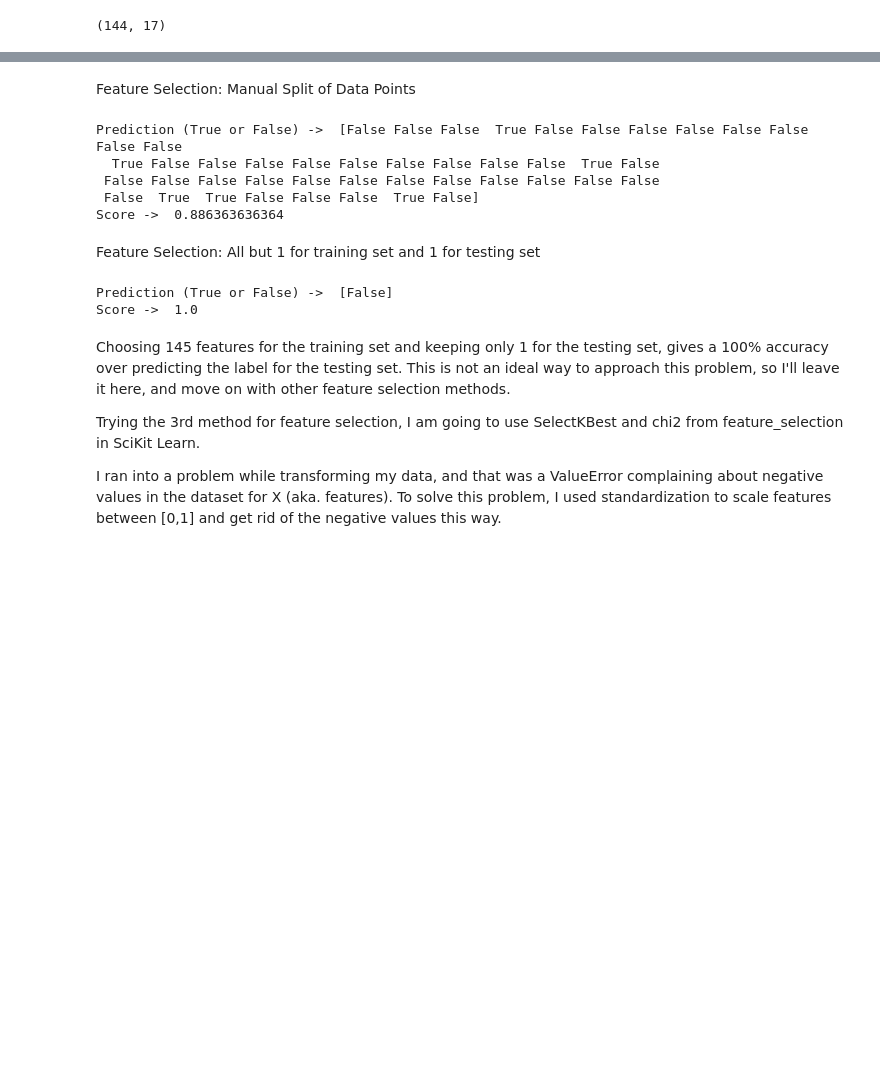
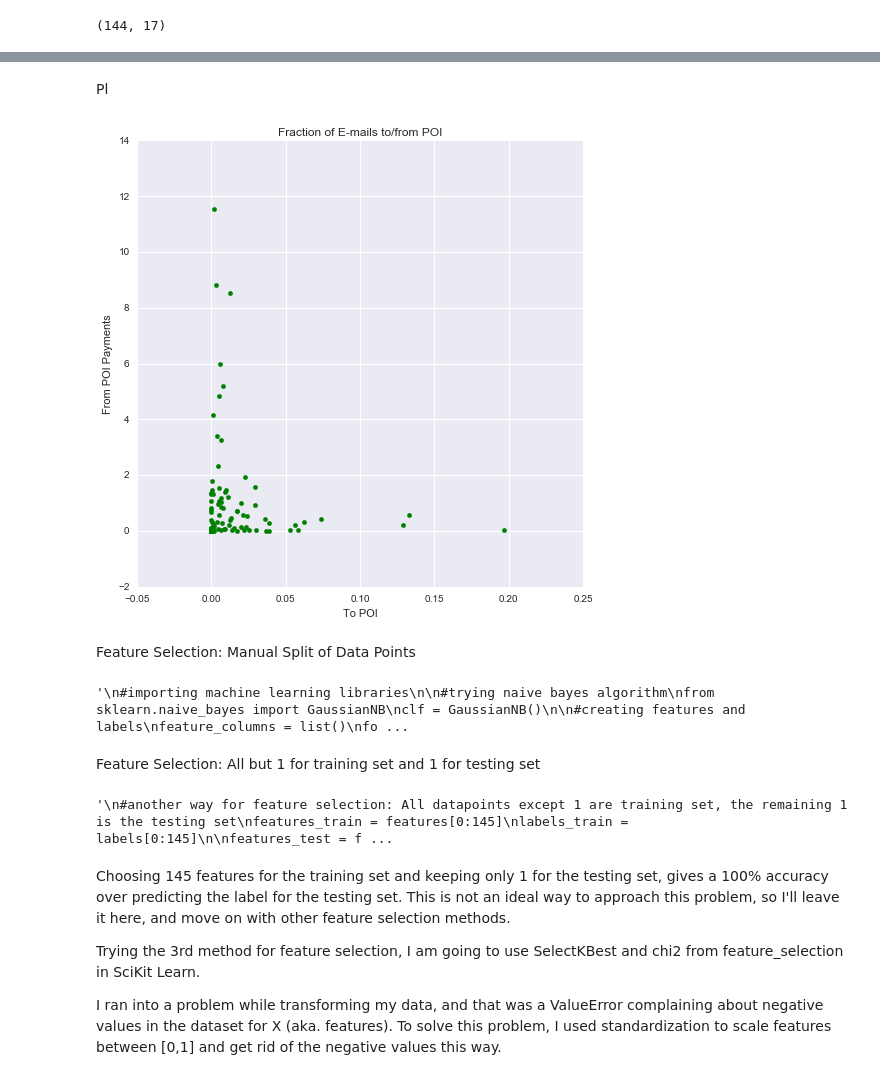
Before and after one commit to Nazaniiin/MachineLearning_EnronFraud, a Jupyter notebook: Enron_Final_Project.ipynb, the cells around one changed output, grey strips where cells are left out. Cells and saved outputs as stored; diff of their text form; code cells hidden in the pictures; blank space fills up the shorter version.

```diff
--- a/Enron_Final_Project.ipynb
+++ b/Enron_Final_Project.ipynb
@@ -298,7 +346,7 @@ There is an outlier in this plot that interests me: There is one person with a s
 # %%
 print "More than 300 E-mails from POI to These People:"
 for i in range(len(enron_data_2['deferral_payments'])):
-    if enron_data['deferral_payments'][i] >= 6000000:
-        print enron_data.index.values[i], enron_data_2['deferral_payments'][i]
+    if enron_data_2['deferral_payments'][i] >= 6000000:
+        print enron_data_2.index.values[i], " | ", enron_data_2['deferral_payments'][i]
 # %% [output]
 More than 300 E-mails from POI to These People:
@@ -318,6 +382,42 @@ print features.shape
+# %%
+# Adding two new columns to my existing dataframe
+enron_data_2['fraction_from_poi'] = ""
+enron_data_2['fraction_to_poi'] = ""
+
+# Looping through each row to calculate the fraction for to and from emails
+for i in range(len(enron_data_2['from_messages'])):
+    if enron_data_2['from_messages'][i] != 0.0:
+        v = float(enron_data_2['from_poi_to_this_person'][i]) / float(enron_data_2['from_messages'][i])
+        enron_data_2.set_value(enron_data_2.index[i], 'fraction_from_poi', v)
+
+    if enron_data_2['from_messages'][i] == 0.0 and enron_data_2['from_poi_to_this_person'][i] == 0.0:
+        enron_data_2.set_value(enron_data_2.index[i], 'fraction_from_poi', 0.0)
+
+    if enron_data_2['to_messages'][i] != 0.0:
+        v = float(enron_data_2['from_this_person_to_poi'][i]) / float(enron_data_2['to_messages'][i])
+        enron_data_2.set_value(enron_data_2.index[i], 'fraction_to_poi', v)
+
+    if enron_data_2['to_messages'][i] == 0.0 and enron_data_2['from_this_person_to_poi'][i] == 0.0:
+        enron_data_2.set_value(enron_data_2.index[i], 'fraction_to_poi', 0.0)
+# %% [markdown]
+Pl
+# %%
+import matplotlib.pyplot as plt
+
+#Plotting from_poi vs. to_poi
+fig, ax = plt.subplots(1,1, figsize=(8, 8))
+plt = plt.scatter(x='fraction_to_poi', y='fraction_from_poi', data=enron_data_2, color='g')
+ax.set_title("Fraction of E-mails to/from POI")
+ax.set_xlabel("To POI")
+ax.set_ylabel("From POI Payments")
+fig.savefig("emails_to_from_poi.png")
+# %% [output]
+[figure, added]
 # %% [markdown]
 Feature Selection: Manual Split of Data Points
 # %%
+
+"""
 #importing machine learning libraries
 
 #trying naive bayes algorithm
@@ -350,15 +450,13 @@ print "Prediction (True or False) -> ", pred
 #accuracy of the testing data
 accuracy = clf.score(features_test, labels_test)
 print "Score -> ", accuracy
+"""
 # %% [output]
-Prediction (True or False) ->  [False False False  True False False False False False False False False
-  True False False False False False False False False False  True False
- False False False False False False False False False False False False
- False  True  True False False False  True False]
-Score ->  0.886363636364
+'\n#importing machine learning libraries\n\n#trying naive bayes algorithm\nfrom sklearn.naive_bayes import GaussianNB\nclf = GaussianNB()\n\n#creating features and labels\nfeature_columns = list()\nfo ...
 # %% [markdown]
 Feature Selection: All but 1 for training set and 1 for testing set
 # %%
+"""
 #another way for feature selection: All datapoints except 1 are training set, the remaining 1 is the testing set
 features_train = features[0:145]
 labels_train = labels[0:145]
@@ -373,9 +471,9 @@ print "Prediction (True or False) -> ", pred
 
 accuracy = clf.score(features_test, labels_test)
 print "Score -> ", accuracy
+"""
 # %% [output]
-Prediction (True or False) ->  [False]
-Score ->  1.0
+'\n#another way for feature selection: All datapoints except 1 are training set, the remaining 1 is the testing set\nfeatures_train = features[0:145]\nlabels_train = labels[0:145]\n\nfeatures_test = f ...
 # %% [markdown]
 Choosing 145 features for the training set and keeping only 1 for the testing set, gives a 100% accuracy over predicting the label for the testing set. This is not an ideal way to approach this problem, so I'll leave it here, and move on with other feature selection methods.
 
```
Also changed, not shown: parts of 40 cells of this notebook.
